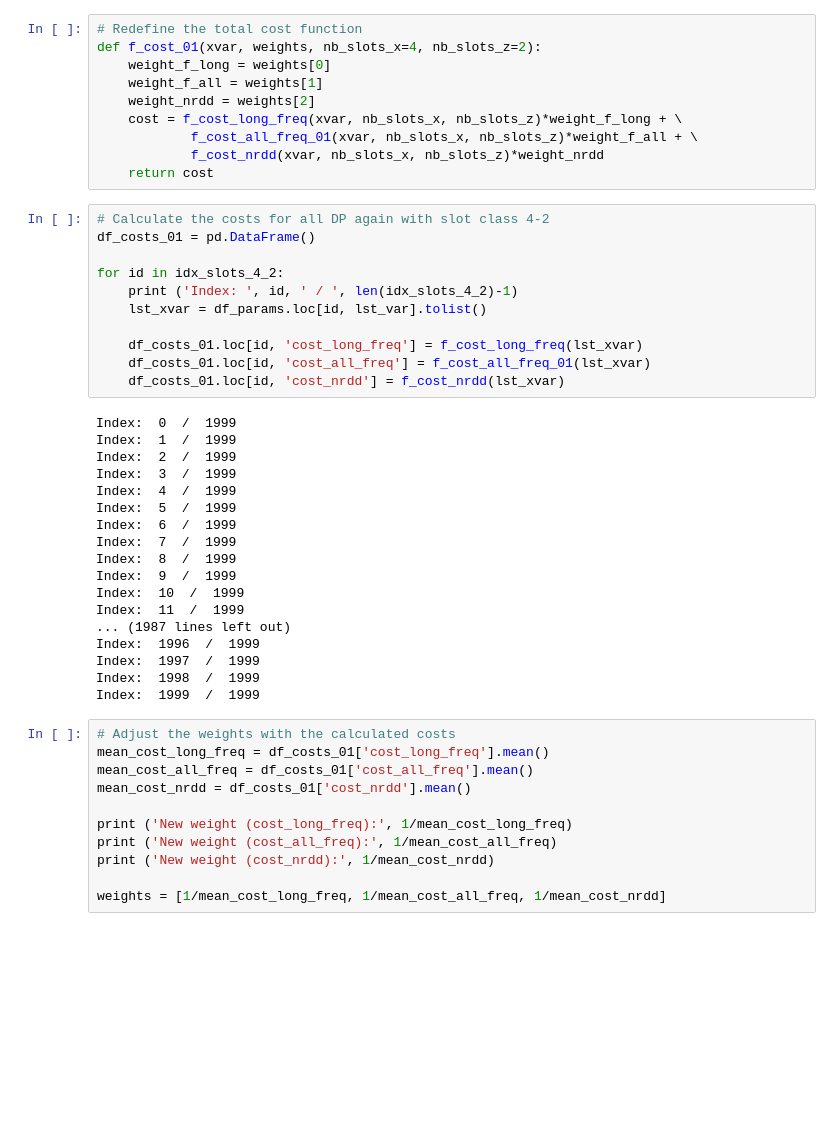
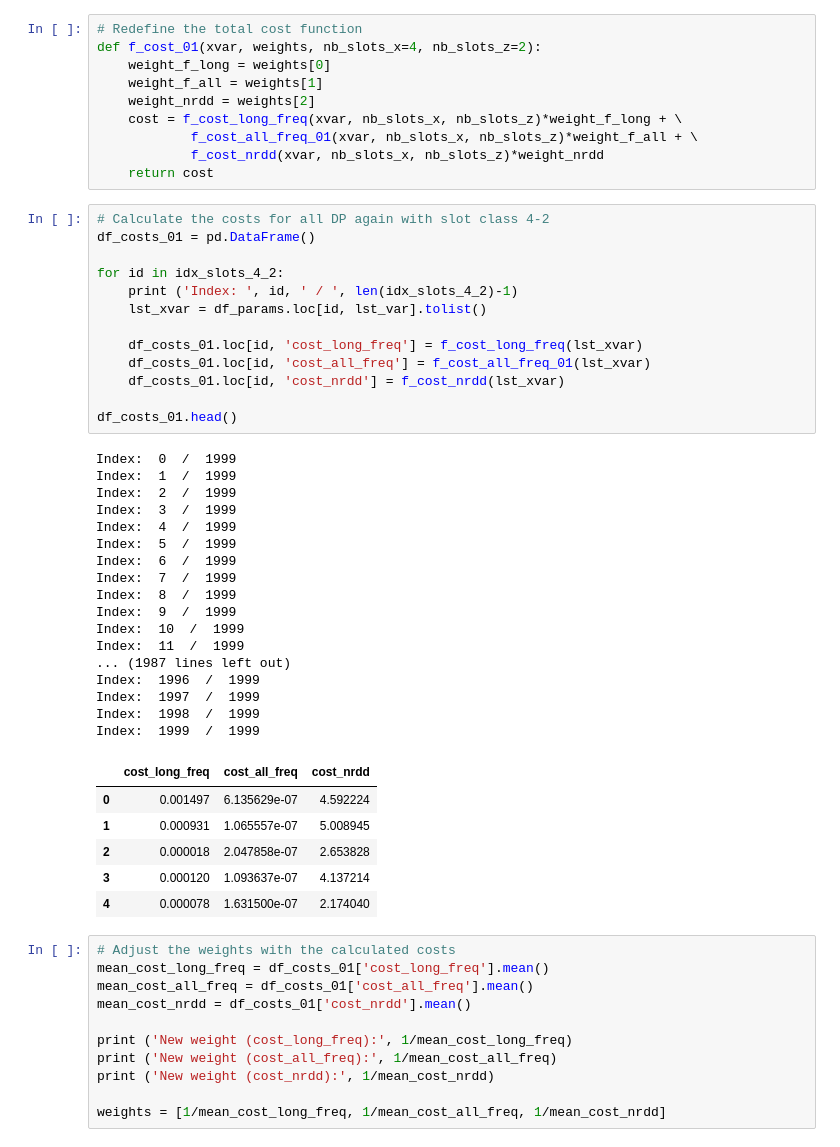
Before and after one commit to francoisbrouet/sep24_cds_int_us-welding, a Jupyter notebook: notebooks/7-optimization.ipynb, the cells around one changed output. Saved outputs shown, nothing was run; the diff lists cells and outputs as text; blank space fills up the shorter version.

```diff
--- a/notebooks/7-optimization.ipynb
+++ b/notebooks/7-optimization.ipynb
@@ -932,32 +933,40 @@ def f_cost_01(xvar, weights, nb_slots_x=4, nb_slots_z=2):
 # %%
 # Calculate the costs for all DP again with slot class 4-2
 df_costs_01 = pd.DataFrame()
 
 for id in idx_slots_4_2:
     print ('Index: ', id, ' / ', len(idx_slots_4_2)-1)
     lst_xvar = df_params.loc[id, lst_var].tolist()
 
     df_costs_01.loc[id, 'cost_long_freq'] = f_cost_long_freq(lst_xvar)
     df_costs_01.loc[id, 'cost_all_freq'] = f_cost_all_freq_01(lst_xvar)
     df_costs_01.loc[id, 'cost_nrdd'] = f_cost_nrdd(lst_xvar)
+
+df_costs_01.head()
 # %% [output]
 Index:  0  /  1999
 Index:  1  /  1999
 Index:  2  /  1999
 Index:  3  /  1999
 Index:  4  /  1999
 Index:  5  /  1999
 Index:  6  /  1999
 Index:  7  /  1999
 Index:  8  /  1999
 Index:  9  /  1999
 Index:  10  /  1999
 Index:  11  /  1999
 ... (1987 lines left out)
 Index:  1996  /  1999
 Index:  1997  /  1999
 Index:  1998  /  1999
 Index:  1999  /  1999
+|  | cost_long_freq | cost_all_freq | cost_nrdd |
+| 0 | 0.001497 | 6.135629e-07 | 4.592224 |
+| 1 | 0.000931 | 1.065557e-07 | 5.008945 |
+| 2 | 0.000018 | 2.047858e-07 | 2.653828 |
+| 3 | 0.000120 | 1.093637e-07 | 4.137214 |
+| 4 | 0.000078 | 1.631500e-07 | 2.174040 |
 # %%
 # Adjust the weights with the calculated costs
 mean_cost_long_freq = df_costs_01['cost_long_freq'].mean()
```
Also changed, not shown: parts of 8 cells of this notebook, 3 other files.
